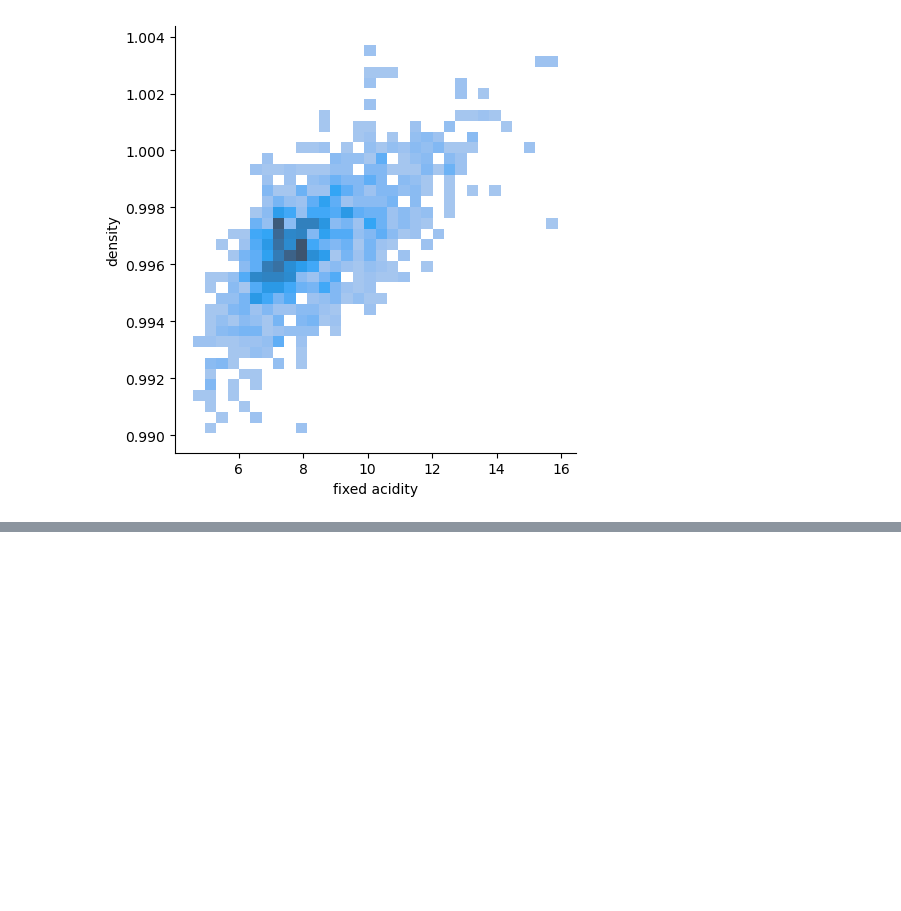
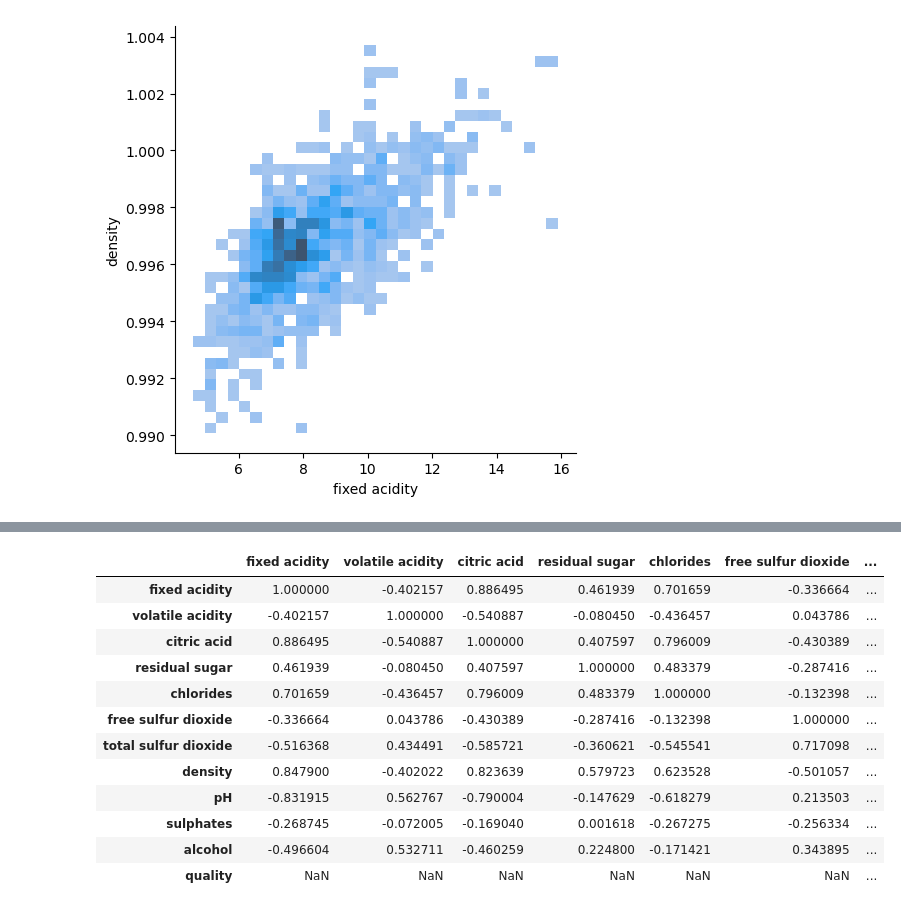
Before and after one commit to rakeshtparayil/BlueBerry-Winery, a Jupyter notebook: blueBerry_winery.ipynb, the cells around one changed output, grey strips where cells are left out. Drawn from its saved outputs; the diff is of its cells as text; code cells hidden in the pictures; blank space fills up the shorter version.

```diff
--- a/blueBerry_winery.ipynb
+++ b/blueBerry_winery.ipynb
@@ -422,0 +452,17 @@ sns.displot(data=redwine, x="fixed acidity", y="density")
+# %%
+correlation_matrix_red_high = high_quality_data_red_high[numeric_cols.columns].corr()
+correlation_matrix_red_high
+# %% [output]
+|  | fixed acidity | volatile acidity | citric acid | residual sugar | chlorides | free sulfur dioxide | ... |
+| fixed acidity | 1.000000 | -0.402157 | 0.886495 | 0.461939 | 0.701659 | -0.336664 | ... |
+| volatile acidity | -0.402157 | 1.000000 | -0.540887 | -0.080450 | -0.436457 | 0.043786 | ... |
+| citric acid | 0.886495 | -0.540887 | 1.000000 | 0.407597 | 0.796009 | -0.430389 | ... |
+| residual sugar | 0.461939 | -0.080450 | 0.407597 | 1.000000 | 0.483379 | -0.287416 | ... |
+| chlorides | 0.701659 | -0.436457 | 0.796009 | 0.483379 | 1.000000 | -0.132398 | ... |
+| free sulfur dioxide | -0.336664 | 0.043786 | -0.430389 | -0.287416 | -0.132398 | 1.000000 | ... |
+| total sulfur dioxide | -0.516368 | 0.434491 | -0.585721 | -0.360621 | -0.545541 | 0.717098 | ... |
+| density | 0.847900 | -0.402022 | 0.823639 | 0.579723 | 0.623528 | -0.501057 | ... |
+| pH | -0.831915 | 0.562767 | -0.790004 | -0.147629 | -0.618279 | 0.213503 | ... |
+| sulphates | -0.268745 | -0.072005 | -0.169040 | 0.001618 | -0.267275 | -0.256334 | ... |
+| alcohol | -0.496604 | 0.532711 | -0.460259 | 0.224800 | -0.171421 | 0.343895 | ... |
+| quality | NaN | NaN | NaN | NaN | NaN | NaN | ... |
```
Also changed, not shown: parts of 3 cells of this notebook.
